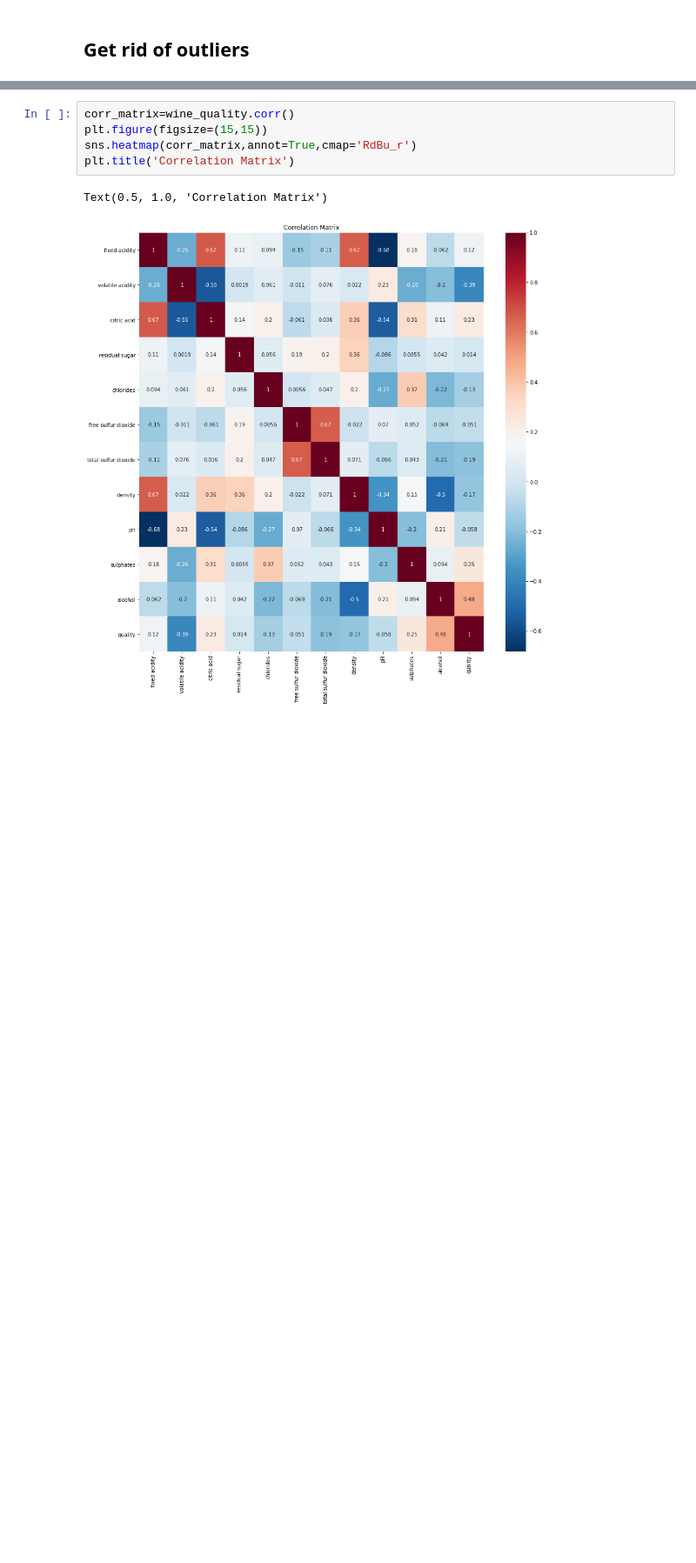
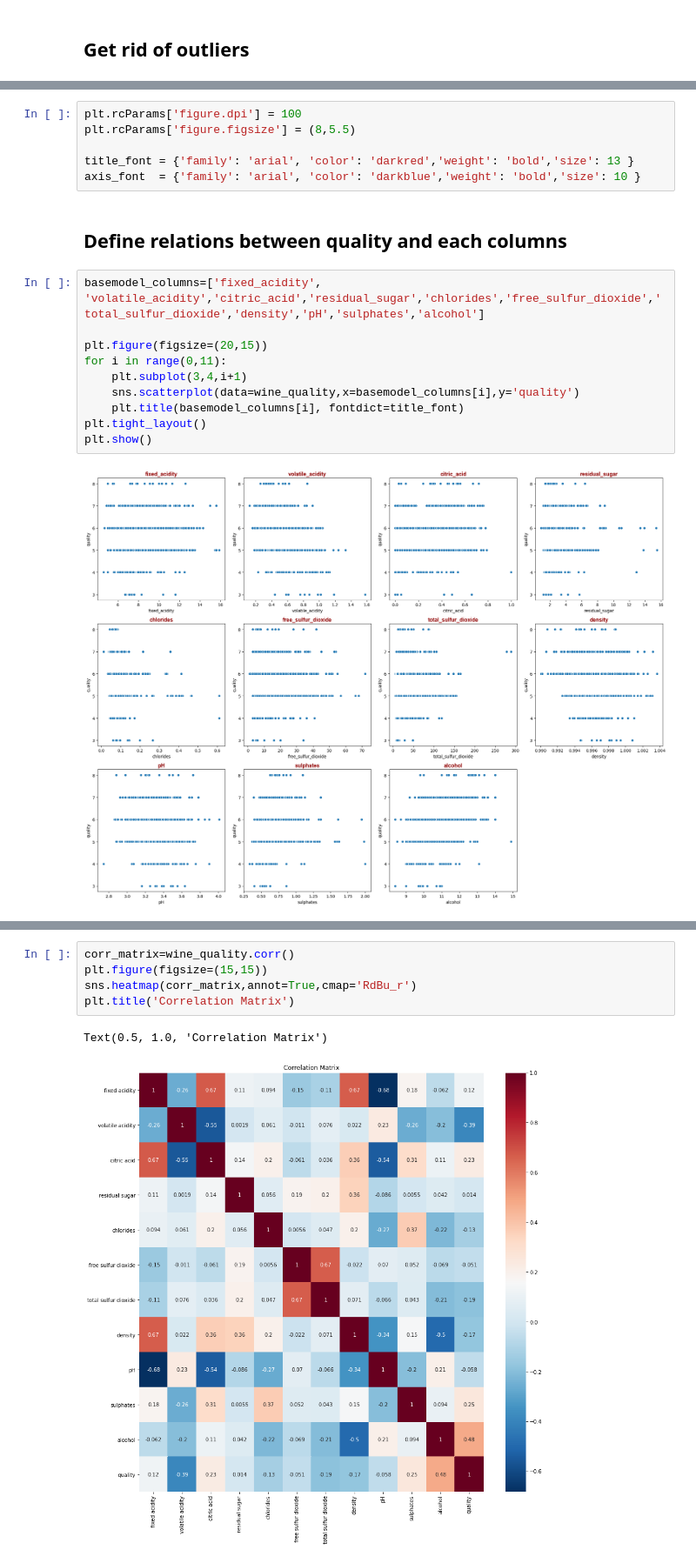
Before and after one commit to selingumusdag/red_wine_quality, a Jupyter notebook: wine_quality.ipynb, the cells around one changed output, grey strips where cells are left out. Shown: that part at 87% size. Cells and saved outputs as stored; diff of their text form; blank space fills up the shorter version.

```diff
--- a/wine_quality.ipynb
+++ b/wine_quality.ipynb
@@ -109,0 +217,20 @@ strong multicollinearity or other numerical problems.
+# %%
+plt.rcParams['figure.dpi'] = 100
+plt.rcParams['figure.figsize'] = (8,5.5)
+
+title_font = {'family': 'arial', 'color': 'darkred','weight': 'bold','size': 13 }
+axis_font  = {'family': 'arial', 'color': 'darkblue','weight': 'bold','size': 10 }
+# %% [markdown]
+## Define relations between quality and each columns
+# %%
+basemodel_columns=['fixed_acidity', 'volatile_acidity','citric_acid','residual_sugar','chlorides','free_sulfur_dioxide','total_sulfur_dioxide','density','pH','sulphates','alcohol']
+
+plt.figure(figsize=(20,15))
+for i in range(0,11):
+    plt.subplot(3,4,i+1)
+    sns.scatterplot(data=wine_quality,x=basemodel_columns[i],y='quality')
+    plt.title(basemodel_columns[i], fontdict=title_font)
+plt.tight_layout()
+plt.show()
+# %% [output]
+[figure, added]
```
Also changed, not shown: parts of 47 cells of this notebook.
